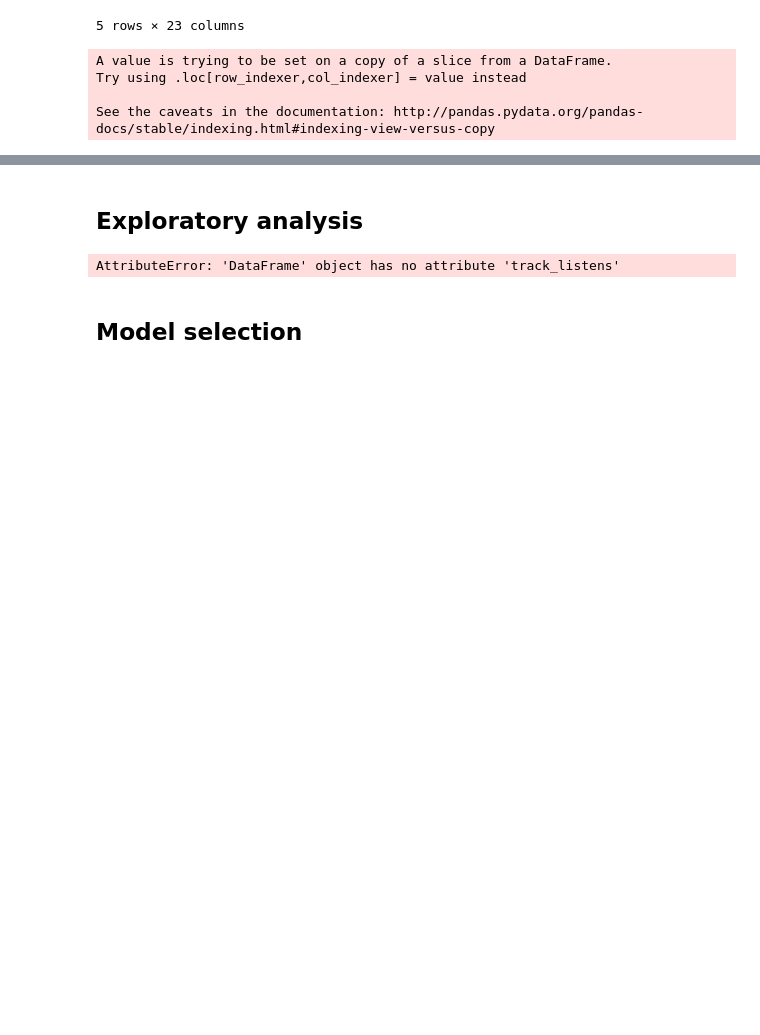
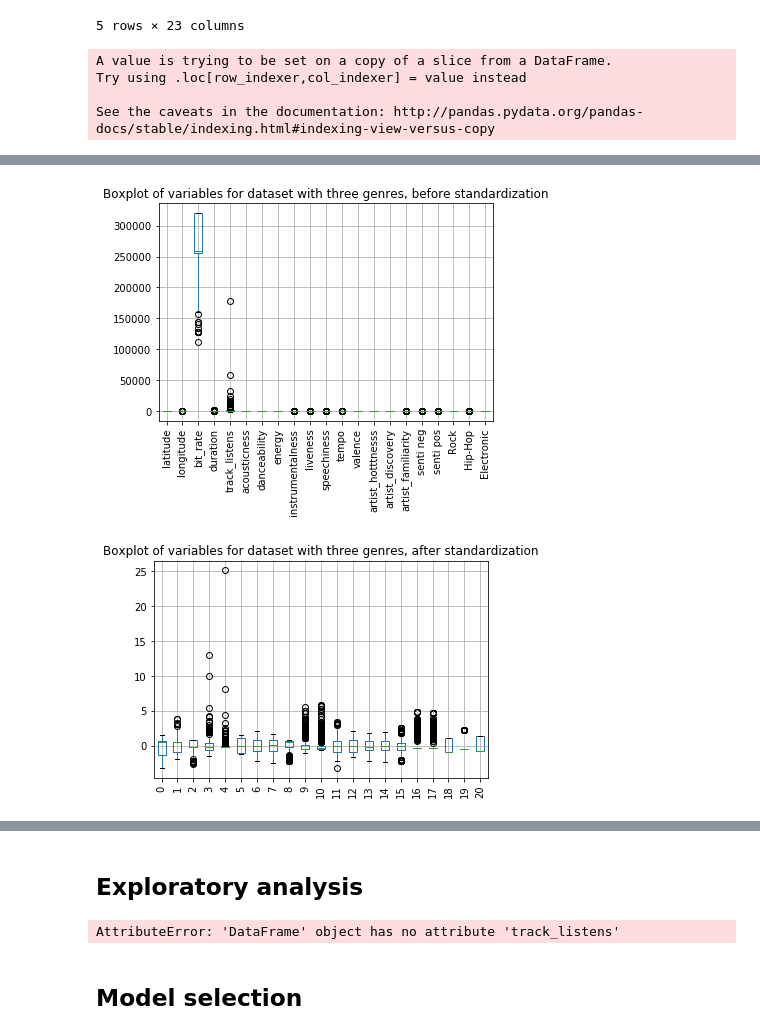
Before and after one commit to kathyyli/DS_project, a Jupyter notebook: DS project v2.ipynb, the cells around one changed output, grey strips where cells are left out. Saved outputs shown, nothing was run; the diff lists cells and outputs as text; code cells hidden in the pictures; blank space fills up the shorter version.

```diff
--- a/DS project v2.ipynb
+++ b/DS project v2.ipynb
@@ -217,0 +221,21 @@ Hiphop_10.head()
+# %%
+# Make boxplot of variables for t10 data (data with all three genres) - before standardization
+t10.drop(['track_ID', 'genre_top'], axis=1).astype(float).boxplot()
+plt.title('Boxplot of variables for dataset with three genres, before standardization')
+plt.xticks(rotation=90)
+plt.show()
+
+# Make boxplot of variables for t10 data (data with all three genres) - after standardization
+from sklearn import preprocessing
+scaler = preprocessing.StandardScaler()
+t10_scaled = scaler.fit_transform(t10.drop(['track_ID', 'genre_top'], axis=1))
+t10_scaled = pd.DataFrame(t10_scaled)
+t10_scaled.rename(columns={'0': 'latitude', '1':'longitude'}, inplace=True)
+
+t10_scaled.astype(float).boxplot()
+plt.title('Boxplot of variables for dataset with three genres, after standardization')
+plt.xticks(rotation=90)
+plt.show()
+# %% [output]
+[figure, added]
+[figure, added]
```
Also changed, not shown: parts of 10 cells of this notebook.
